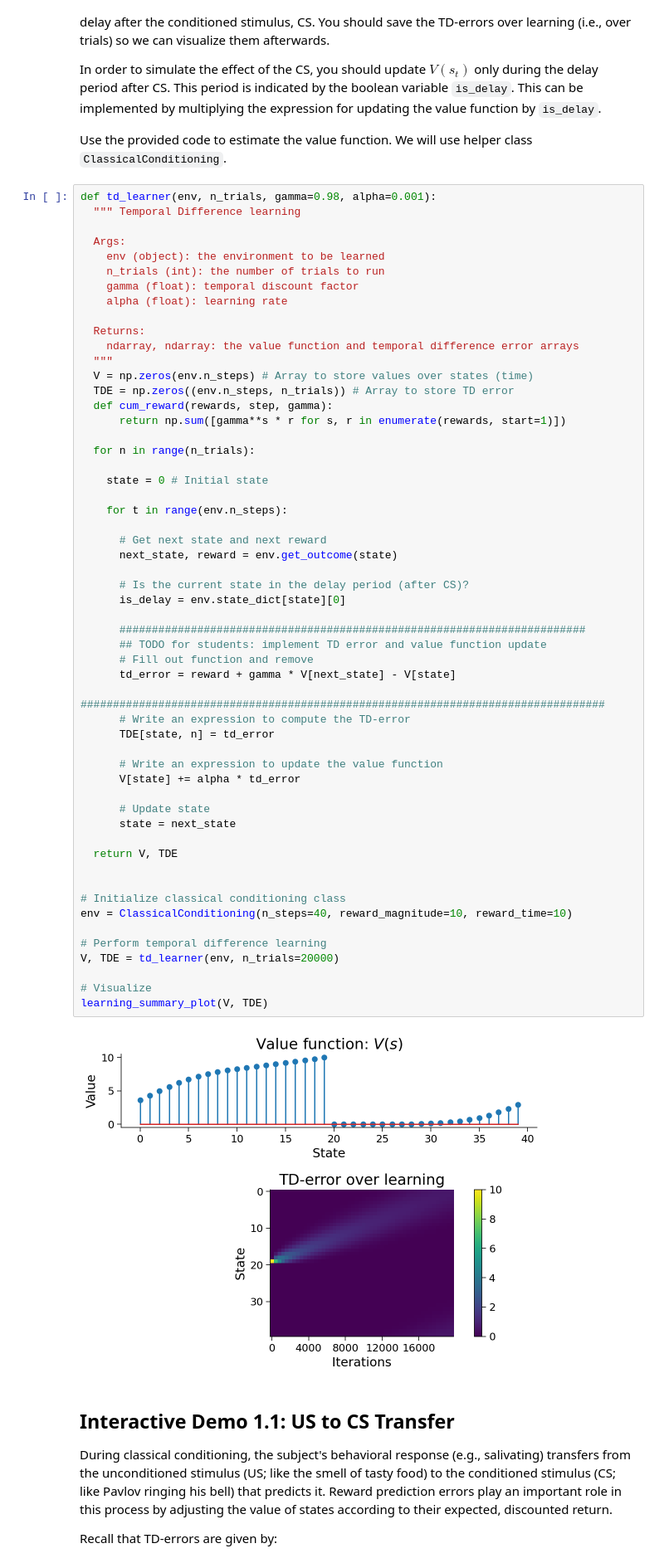
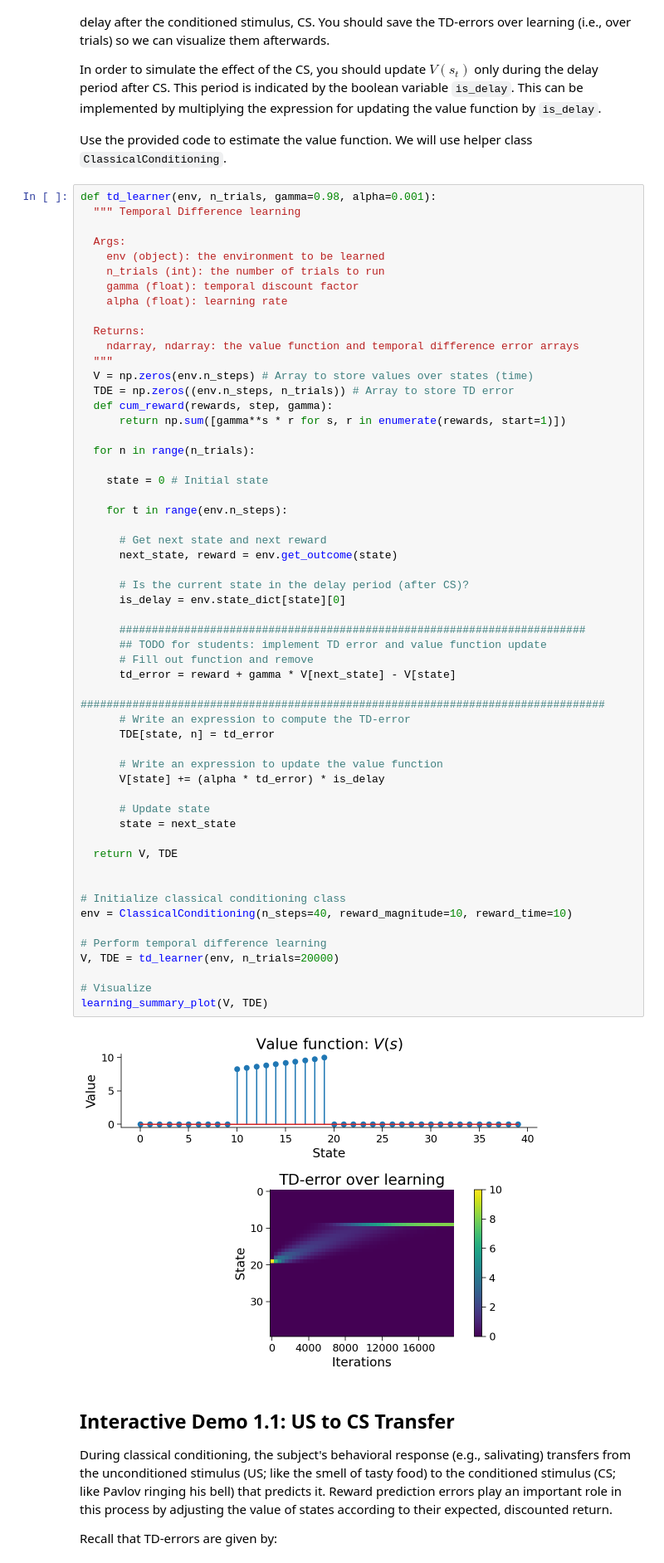
Before and after one commit to benjaminbeilharz/Perception-Action-Notebooks, a Jupyter notebook: RL-TD Intro.ipynb, the cells around one changed output. Shown: that part at 83% size. Saved outputs shown, nothing was run; the diff lists cells and outputs as text.

```diff
--- a/RL-TD Intro.ipynb
+++ b/RL-TD Intro.ipynb
@@ -376,35 +376,35 @@ def td_learner(env, n_trials, gamma=0.98, alpha=0.001):
       next_state, reward = env.get_outcome(state)
 
       # Is the current state in the delay period (after CS)?
       is_delay = env.state_dict[state][0]
 
       ########################################################################
       ## TODO for students: implement TD error and value function update
       # Fill out function and remove
       td_error = reward + gamma * V[next_state] - V[state]
       #################################################################################
       # Write an expression to compute the TD-error
       TDE[state, n] = td_error
 
       # Write an expression to update the value function
-      V[state] += alpha * td_error
+      V[state] += (alpha * td_error) * is_delay
 
       # Update state
       state = next_state
 
   return V, TDE
 
 
 # Initialize classical conditioning class
 env = ClassicalConditioning(n_steps=40, reward_magnitude=10, reward_time=10)
 
 # Perform temporal difference learning
 V, TDE = td_learner(env, n_trials=20000)
 
 # Visualize
 learning_summary_plot(V, TDE)
 # %% [output]
-[figure, old version]
+[figure, new version]
 # %% [markdown]
 ## Interactive Demo 1.1: US to CS Transfer
 
```
Also changed, not shown: parts of 3 cells of this notebook.
